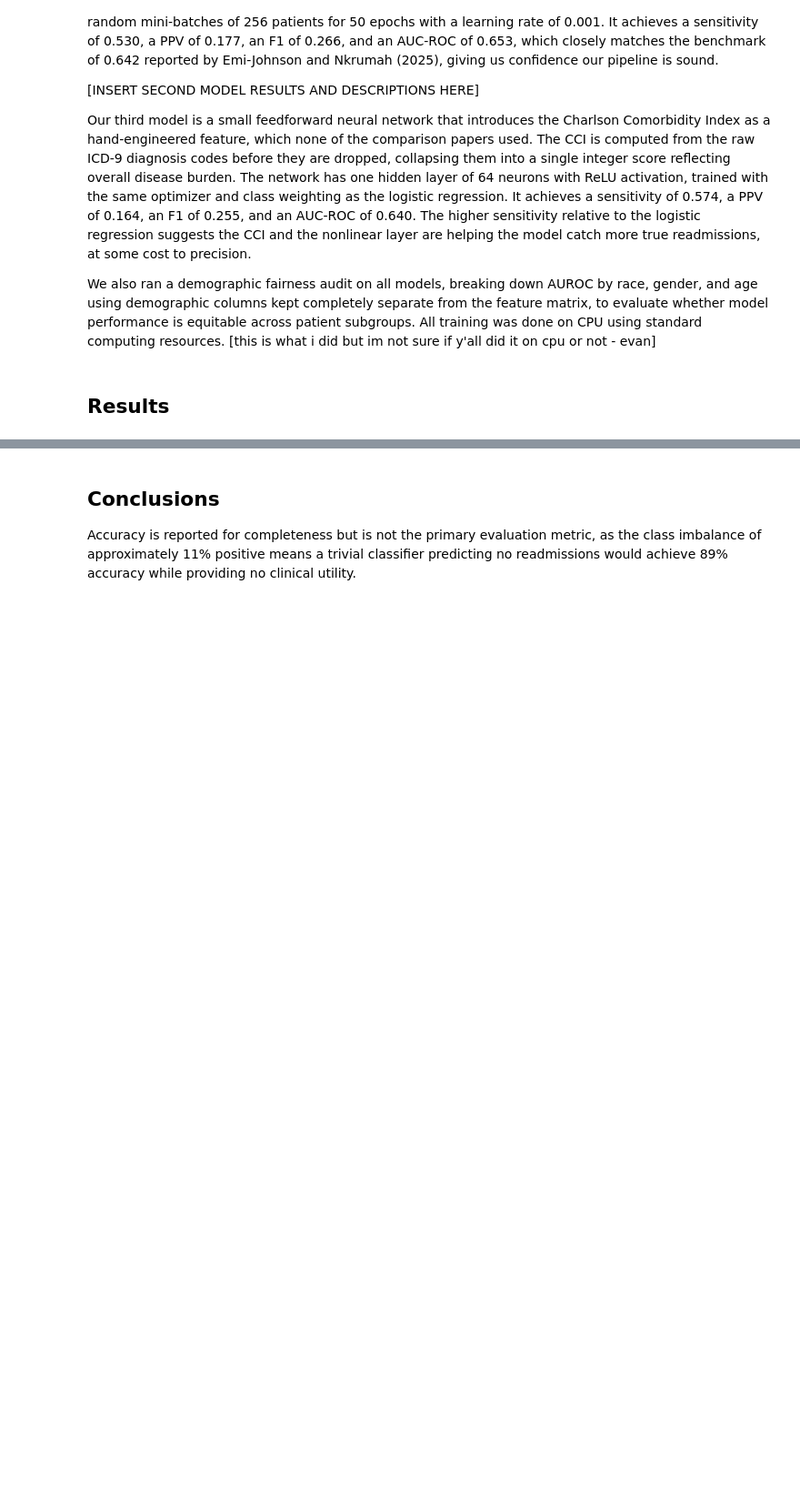
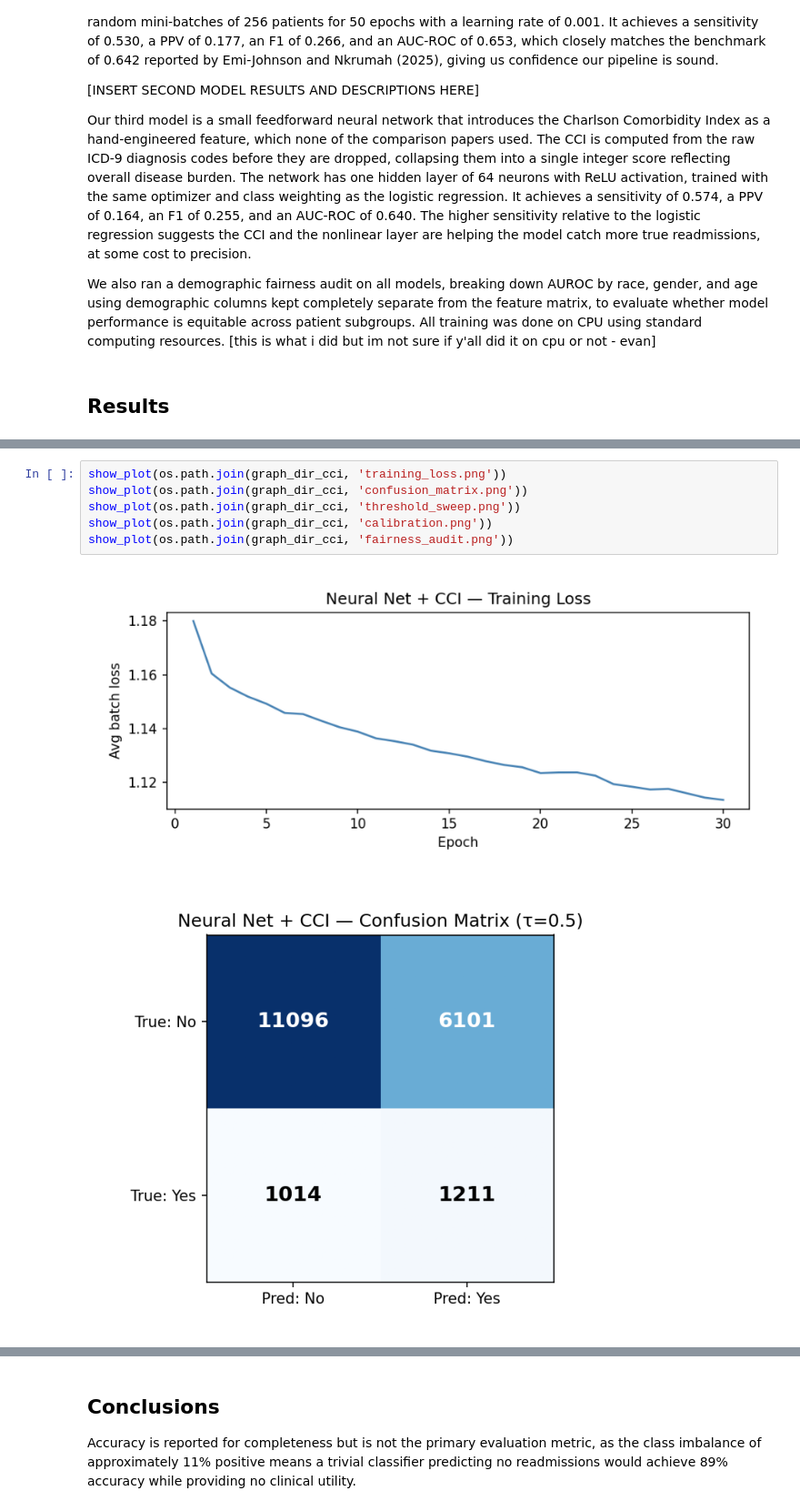
Before and after one commit to JayBirddy/Middlebury-ML-Class-Proj, a Jupyter notebook: report.ipynb, the cells around one changed output, grey strips where cells are left out. Shown at 91% size. Saved outputs shown, nothing was run; the diff lists cells and outputs as text; blank space fills up the shorter version.

```diff
--- a/report.ipynb
+++ b/report.ipynb
@@ -330,0 +373,9 @@ We also ran a demographic fairness audit on all models, breaking down AUROC by r
+# %%
+show_plot(os.path.join(graph_dir_cci, 'training_loss.png'))
+show_plot(os.path.join(graph_dir_cci, 'confusion_matrix.png'))
+show_plot(os.path.join(graph_dir_cci, 'threshold_sweep.png'))
+show_plot(os.path.join(graph_dir_cci, 'calibration.png'))
+show_plot(os.path.join(graph_dir_cci, 'fairness_audit.png'))
+# %% [output]
+[figure, added]
+[figure, added]
```
Also changed, not shown: parts of 6 cells of this notebook.
